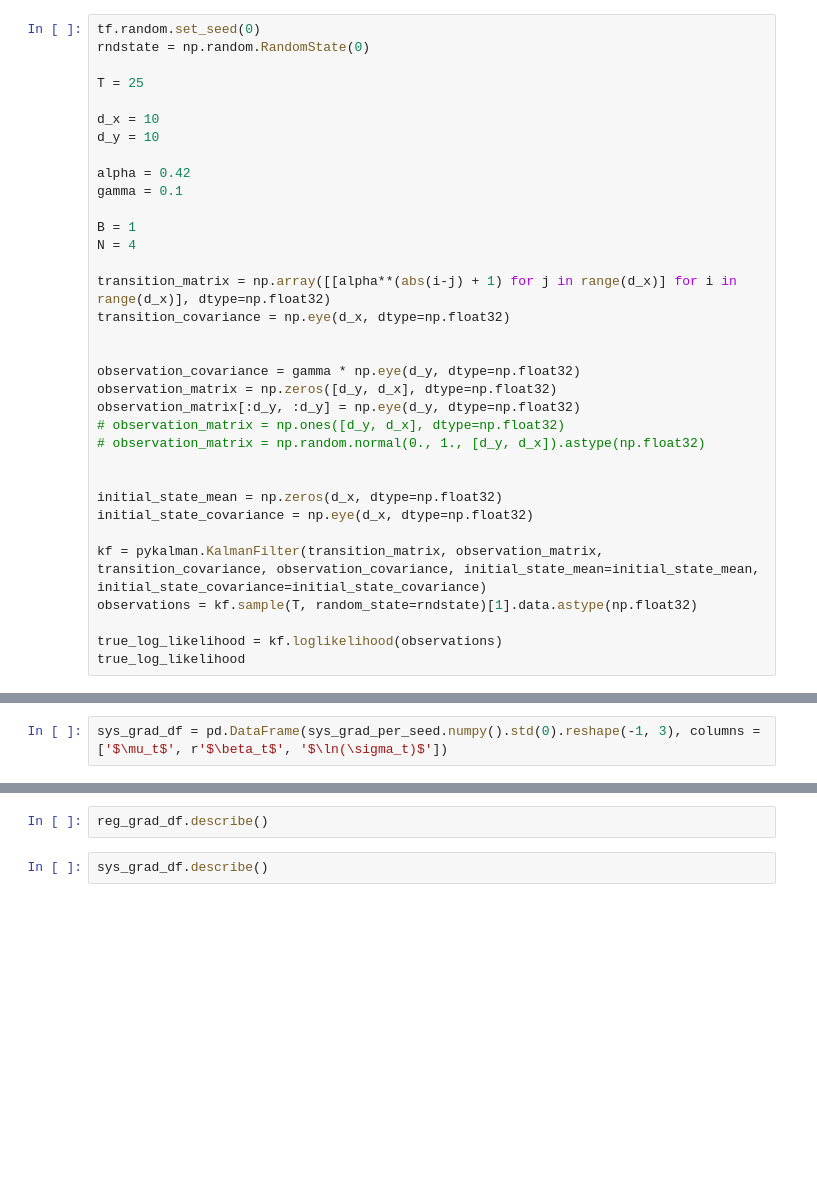
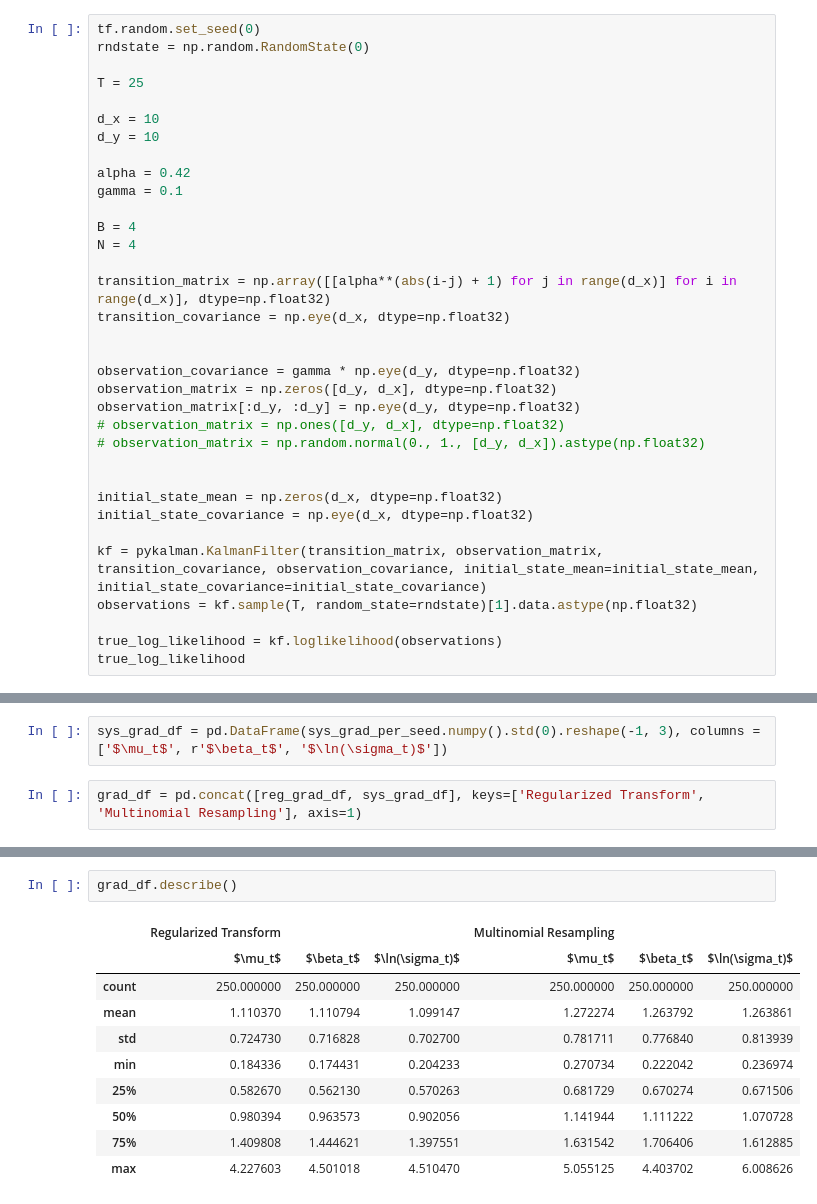
Before and after one commit to JTT94/filterflow, a Jupyter notebook: notebooks/examples/LGSSOptimalProposal.ipynb, the cells around one changed output, grey strips where cells are left out. Cells and saved outputs as stored; diff of their text form; blank space fills up the shorter version.

```diff
--- a/notebooks/examples/LGSSOptimalProposal.ipynb
+++ b/notebooks/examples/LGSSOptimalProposal.ipynb
@@ -57,7 +58,7 @@ d_y = 10
 alpha = 0.42
 gamma = 0.1
 
-B = 1
+B = 4
 N = 4
 
 transition_matrix = np.array([[alpha**(abs(i-j) + 1) for j in range(d_x)] for i in range(d_x)], dtype=np.float32)
@@ -321,3 +369,5 @@ import pandas as pd
 reg_grad_df = pd.DataFrame(reg_grad_per_seed.numpy().std(0).reshape(-1, 3), columns = ['$\mu_t$', r'$\beta_t$', '$\ln(\sigma_t)$'])
 # %%
 sys_grad_df = pd.DataFrame(sys_grad_per_seed.numpy().std(0).reshape(-1, 3), columns = ['$\mu_t$', r'$\beta_t$', '$\ln(\sigma_t)$'])
+# %%
+grad_df = pd.concat([reg_grad_df, sys_grad_df], keys=['Regularized Transform', 'Multinomial Resampling'], axis=1)
@@ -324,4 +388,13 @@ sys_grad_df = pd.DataFrame(sys_grad_per_seed.numpy().std(0).reshape(-1, 3), colu
 # %%
-reg_grad_df.describe()
+grad_df.describe()
+# %% [output]
+|  | Regularized Transform |  |  | Multinomial Resampling |  |  |
+|  | $\mu_t$ | $\beta_t$ | $\ln(\sigma_t)$ | $\mu_t$ | $\beta_t$ | $\ln(\sigma_t)$ |
+| count | 250.000000 | 250.000000 | 250.000000 | 250.000000 | 250.000000 | 250.000000 |
+| mean | 1.110370 | 1.110794 | 1.099147 | 1.272274 | 1.263792 | 1.263861 |
+| std | 0.724730 | 0.716828 | 0.702700 | 0.781711 | 0.776840 | 0.813939 |
+| min | 0.184336 | 0.174431 | 0.204233 | 0.270734 | 0.222042 | 0.236974 |
+| 25% | 0.582670 | 0.562130 | 0.570263 | 0.681729 | 0.670274 | 0.671506 |
+| 50% | 0.980394 | 0.963573 | 0.902056 | 1.141944 | 1.111222 | 1.070728 |
+| 75% | 1.409808 | 1.444621 | 1.397551 | 1.631542 | 1.706406 | 1.612885 |
+| max | 4.227603 | 4.501018 | 4.510470 | 5.055125 | 4.403702 | 6.008626 |
-# %%
-sys_grad_df.describe()
```
Also changed, not shown: parts of 22 cells of this notebook, 11 other files.
